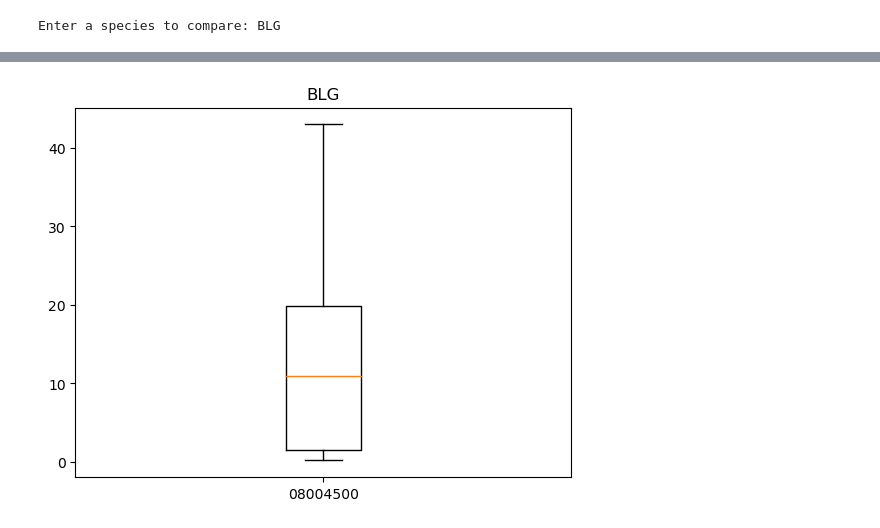
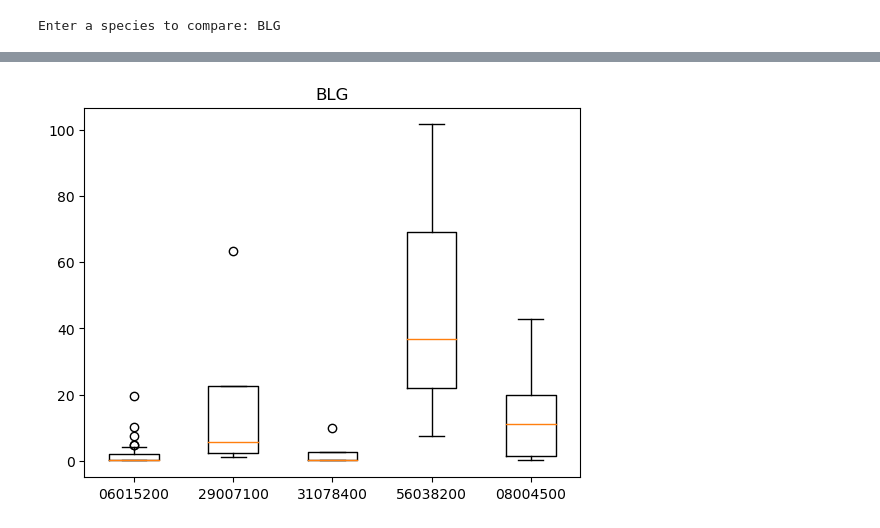
Before and after one commit to lwunderl/Minnesota-Fish-Explorer, a Jupyter notebook: Fish_Survey/fish_analysis.ipynb, the cells around one changed output, grey strips where cells are left out. Cells and saved outputs as stored; diff of their text form; code cells hidden in the pictures.

Commit message:
added lake_id to fieldnames in csv creator, edited fish analysis to perform loops

```diff
--- a/Fish_Survey/fish_analysis.ipynb
+++ b/Fish_Survey/fish_analysis.ipynb
@@ -18,9 +8,7 @@ Enter a lake to compare: 56038200
 # %%
-lake1_df = pd.read_csv(f"Resources/{lake1}_catch.csv")
-lake2_df = pd.read_csv(f"Resources/{lake2}_catch.csv")
-lake3_df = pd.read_csv(f"Resources/{lake3}_catch.csv")
-lake4_df = pd.read_csv(f"Resources/{lake4}_catch.csv")
-lake5_df = pd.read_csv(f"Resources/{lake5}_catch.csv")
+lakes_data = [pd.read_csv(f"Resources/{x}_catch.csv",converters={"lake_ID": str}) for x in lakes]
 # %%
-lake1_df.head()
+lakes_df = pd.concat(lakes_data)
+lakes_df["survey_date"] = pd.to_datetime(lakes_df["survey_date"],format="%Y-%m-%d")
+lakes_df.head()
 # %% [output]
@@ -33,4 +21,4 @@ lake1_df.head()
 # %%
-species1 = input("Enter a species to compare: ")
+species = input("Enter a species to compare: ")
 # %% [output]
 Enter a species to compare: BLG
@@ -49,9 +25,16 @@ species1_df.head()
+# %%
+lake_boxplot_cpue_list = []
+for lakeid in lakes:
+    species_cpue = lakes_df.loc[(lakes_df["species"] == species) & \
+                                (lakes_df["gear"] == "Standard gill nets") & \
+                                (lakes_df["lake_ID"] == lakeid), "CPUE"]
+    lake_boxplot_cpue_list.append(species_cpue)
 # %%
-plt.boxplot(species1_df["CPUE"])
-labels = [lake1]
-ticks = [1]
+plt.boxplot(lake_boxplot_cpue_list)
+labels = lakes
+ticks = range(1, len(lakes)+1)
 plt.xticks(ticks=ticks, labels=labels)
-plt.title(species1)
+plt.title(species)
 plt.show()
 # %% [output]
-[figure, old version]
+[figure, new version]
```
Also changed, not shown: parts of 8 cells of this notebook, 11 other files.
